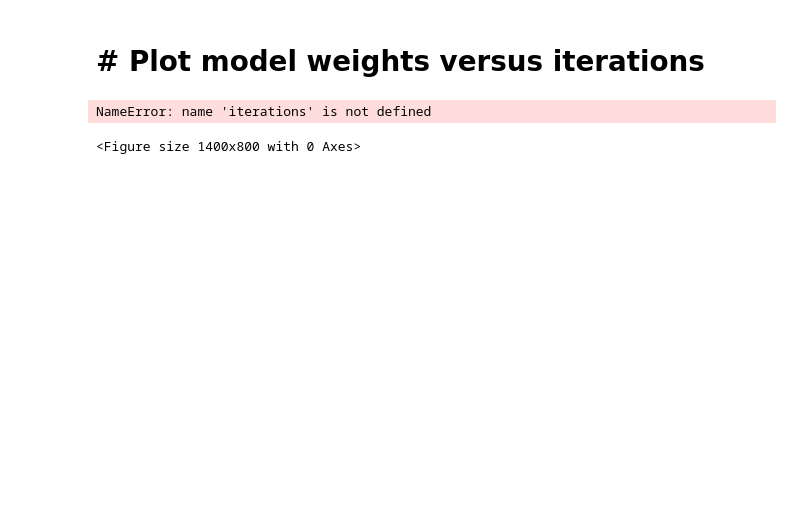
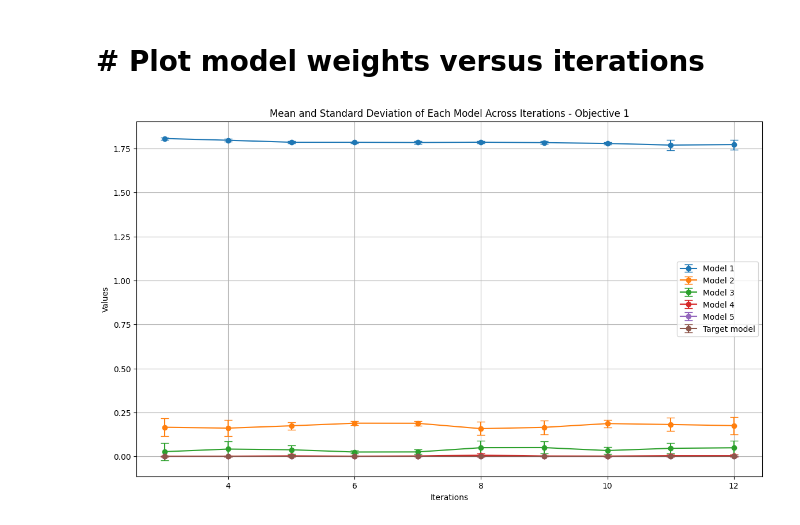
Before and after one commit to vishalvaka/HIL_toolkit_ARL, a Jupyter notebook: notebooks/meta_learning_with_rgpe_MOBO_normal.ipynb, the cells around one changed output. Cells and saved outputs as stored; diff of their text form; code cells hidden in the pictures; blank space fills up the shorter version.

```diff
--- a/notebooks/meta_learning_with_rgpe_MOBO_normal.ipynb
+++ b/notebooks/meta_learning_with_rgpe_MOBO_normal.ipynb
@@ -340,28 +340,10 @@ def get_fitted_model_SO(train_X, train_Y, train_Yvar, state_dict=None):
         model.load_state_dict(state_dict)
     return model
 # %%
-from gpytorch.mlls import ExactMarginalLogLikelihood
-from botorch.models import FixedNoiseGP
-from botorch.fit import fit_gpytorch_mll
-
-# def get_fitted_model(train_x, train_y, train_Yvar, state_dict=None):
-#     """
-#     Get a single task GP. The model will be fit unless a state_dict with model
-#         hyperparameters is provided.
-#     """
-#     # train_x = normalize(train_x, bounds)
-#     models = []
-#     for i in range(train_y.shape[-1]):
-#         train_objective = train_y[:, i]
-#         train_Yvar_objective = train_Yvar[:,i]
-#         models.append(
-#             FixedNoiseGP(train_x, train_objective.unsqueeze(-1), train_Yvar_objective.unsqueeze(-1))
-#         )
-#     model = ModelListGP(*models)
-#     mll = SumMarginalLogLikelihood(model.likelihood, model)
-#     fit_gpytorch_model(mll)
-#     return model
-
+import torch
+from gpytorch.mlls import SumMarginalLogLikelihood
+from botorch.models import FixedNoiseGP, ModelListGP
+from botorch.fit import fit_gpytorch_model
 
 def get_fitted_model(train_x, train_y, train_Yvar, state_dict=None):
     """
@@ -391,11 +373,23 @@ def get_fitted_model(train_x, train_y, train_Yvar, state_dict=None):
 
     if state_dict is None:
         mll = SumMarginalLogLikelihood(model.likelihood, model)
+        model.train()  # Set model to training mode
         fit_gpytorch_model(mll)
     else:
         model.load_state_dict(state_dict)
 
-    return model
+    model.eval()   # Set model to evaluation mode
+    mll.eval()     # Set mll to evaluation mode
+    with torch.no_grad():
+        # Evaluate the marginal log likelihood on the training data
+        output = model(*model.train_inputs)
+        mll_value = mll(output, model.train_targets).item()
+
+    # Switch back to training mode to avoid warnings during subsequent training steps
+    model.train()
+    mll.train()
+
+    return model, mll_value
 # %% [markdown]
 #### Now let's fit a FixedNoiseGP for each base task
 # %%
@@ -403,7 +397,7 @@ def get_fitted_model(train_x, train_y, train_Yvar, state_dict=None):
 base_model_list = []
 for task in range(NUM_BASE_TASKS):
     print(f"Fitting base model {task}")
-    model = get_fitted_model(
+    model, _ = get_fitted_model(
         data_by_task[task]["train_x"],
         data_by_task[task]["train_y"],
         data_by_task[task]["train_yvar"],
@@ -1162,36 +1365,35 @@ def extract_all_columns_mean_std(tensor_list):
         stacked_columns = torch.stack(columns)
 
         # Calculate the mean element-wise
         mean_tensor = torch.mean(stacked_columns, dim=0)
 
         # Calculate the standard deviation element-wise
         std_tensor = torch.std(stacked_columns, dim=0)
 
         # Append to the lists
         means.append(mean_tensor)
         stds.append(std_tensor)
 
     return means, stds
 
 # Calculate mean and standard deviation for all columns
 means, stds = extract_all_columns_mean_std(tensor_list)
 
 plt.figure(figsize=(14, 8))
 
 for i, (mean_tensor, std_tensor) in enumerate(zip(means, stds)):
     label = f'Model {i+1}' if i < len(means) - 1 else 'Target model'
-    plt.errorbar(iterations, mean_tensor.numpy(), yerr=std_tensor.numpy(),
+    plt.errorbar(x, mean_tensor.numpy(), yerr=std_tensor.numpy(),
                  label=label, marker='o', capsize=5)
 
 plt.xlabel('Iterations')
 plt.ylabel('Values')
 plt.title('Mean and Standard Deviation of Each Model Across Iterations - Objective 1')
 plt.legend()
 plt.grid(True)
 plt.show()
 # %% [output]
-NameError: name 'iterations' is not defined
-<Figure size 1400x800 with 0 Axes>
+[figure, added]
 # %%
 import torch
 import matplotlib.pyplot as plt
```
Also changed, not shown: parts of 12 cells of this notebook, 1 other file.
